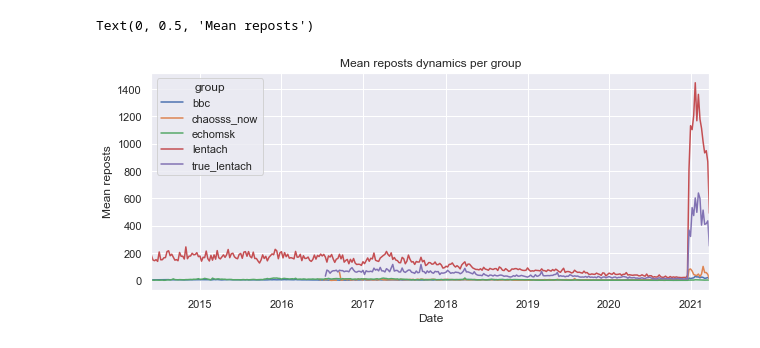
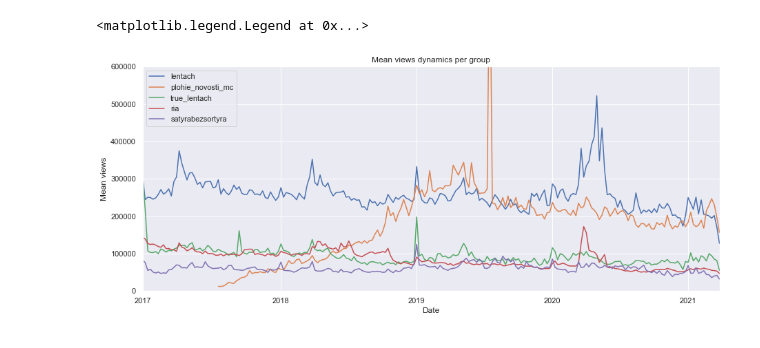
Before and after one commit to oldhroft/news-research, a Jupyter notebook: EDA.ipynb, the cells around one changed output. Cells and saved outputs as stored; diff of their text form; code cells hidden in the pictures.

```diff
--- a/EDA.ipynb
+++ b/EDA.ipynb
@@ -71 +71,4 @@ Text(0, 0.5, 'posts')
+# %%
+FIGSIZE = (15, 6)
+FIGSIZE1 = (10, 4)
 # %%
@@ -152,12 +185,17 @@ Text(0, 0.5, 'Mean like')
 # %%
-reposts_dynamics_per_group = data.pivot_table(
+dynamics = data.pivot_table(
     index=pd.Grouper(key='date', freq='w'), columns='group',
-    values='reposts', aggfunc='mean'
-)['2014-06-01': ].plot(figsize=(10, 4))
+    values='views', aggfunc='mean'
+)['2017-01-01': ]
+top = dynamics.last('y').mean().nlargest(5).index
 
-plt.title('Mean reposts dynamics per group')
+dynamics[top].plot(figsize=FIGSIZE)
+
+plt.title('Mean views dynamics per group')
 plt.xlabel('Date')
-plt.ylabel('Mean reposts')
+plt.ylabel('Mean views')
+plt.ylim(0, 6e+5)
+plt.legend(loc='upper left')
 # %% [output]
-Text(0, 0.5, 'Mean reposts')
+<matplotlib.legend.Legend at 0x...>
-[figure, old version]
+[figure, new version]
```
Also changed, not shown: parts of 23 cells of this notebook, 2 other files.
